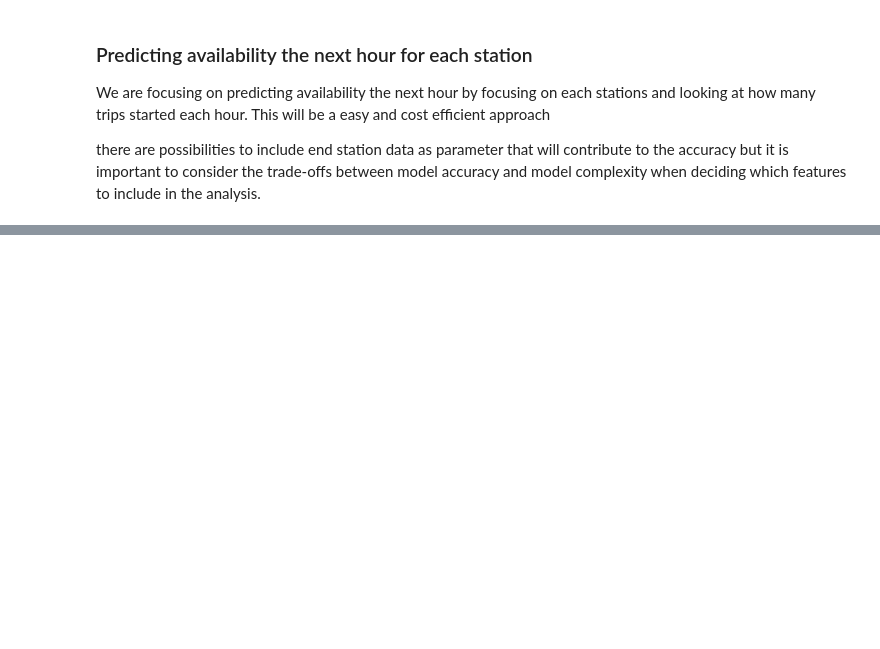
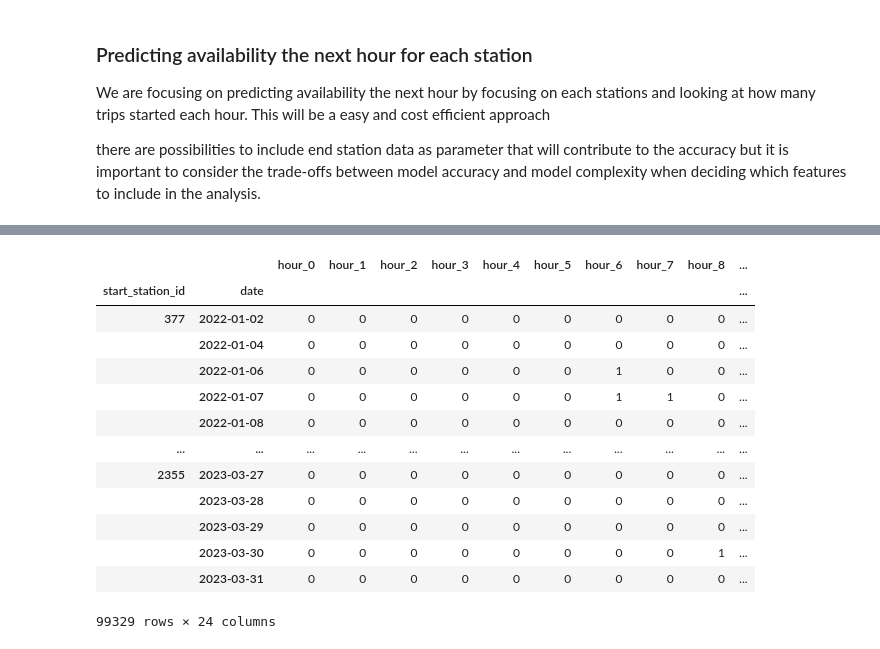
Before and after one commit to Aliti-Coding/oslo-bicycle-project, a Jupyter notebook: ML_model.ipynb, the cells around one changed output, grey strips where cells are left out. Drawn from its saved outputs; the diff is of its cells as text; code cells hidden in the pictures; blank space fills up the shorter version.

```diff
--- a/ML_model.ipynb
+++ b/ML_model.ipynb
@@ -144,4 +158,2 @@ trip_counts_cop = trip_counts.copy()
-# %%
-trip_counts_cop = trip_counts.pivot(index='start_station_id', columns='started_at', values='trip_count')
 # %%
-trip_counts_pivot = trip_counts_cop.pivot_table(index='start_station_id', columns=['trip_count','started_at'], values='trip_count', fill_value=0)
+df_pivot = trip_counts_cop.pivot_table(values='trip_count', index=['start_station_id', 'date'], columns='hour', aggfunc='sum', fill_value=0)
@@ -163,0 +176,18 @@ trip_counts_pivot
+# %%
+df_pivot.columns = [f'hour_{hour}' for hour in df_pivot]
+df_pivot
+# %% [output]
+|  |  | hour_0 | hour_1 | hour_2 | hour_3 | hour_4 | hour_5 | hour_6 | hour_7 | hour_8 | ... |
+| start_station_id | date |  |  |  |  |  |  |  |  |  | ... |
+| 377 | 2022-01-02 | 0 | 0 | 0 | 0 | 0 | 0 | 0 | 0 | 0 | ... |
+|  | 2022-01-04 | 0 | 0 | 0 | 0 | 0 | 0 | 0 | 0 | 0 | ... |
+|  | 2022-01-06 | 0 | 0 | 0 | 0 | 0 | 0 | 1 | 0 | 0 | ... |
+|  | 2022-01-07 | 0 | 0 | 0 | 0 | 0 | 0 | 1 | 1 | 0 | ... |
+|  | 2022-01-08 | 0 | 0 | 0 | 0 | 0 | 0 | 0 | 0 | 0 | ... |
+| ... | ... | ... | ... | ... | ... | ... | ... | ... | ... | ... | ... |
+| 2355 | 2023-03-27 | 0 | 0 | 0 | 0 | 0 | 0 | 0 | 0 | 0 | ... |
+|  | 2023-03-28 | 0 | 0 | 0 | 0 | 0 | 0 | 0 | 0 | 0 | ... |
+|  | 2023-03-29 | 0 | 0 | 0 | 0 | 0 | 0 | 0 | 0 | 0 | ... |
+|  | 2023-03-30 | 0 | 0 | 0 | 0 | 0 | 0 | 0 | 0 | 1 | ... |
+|  | 2023-03-31 | 0 | 0 | 0 | 0 | 0 | 0 | 0 | 0 | 0 | ... |
+99329 rows × 24 columns
```
Also changed, not shown: parts of 7 cells of this notebook.
